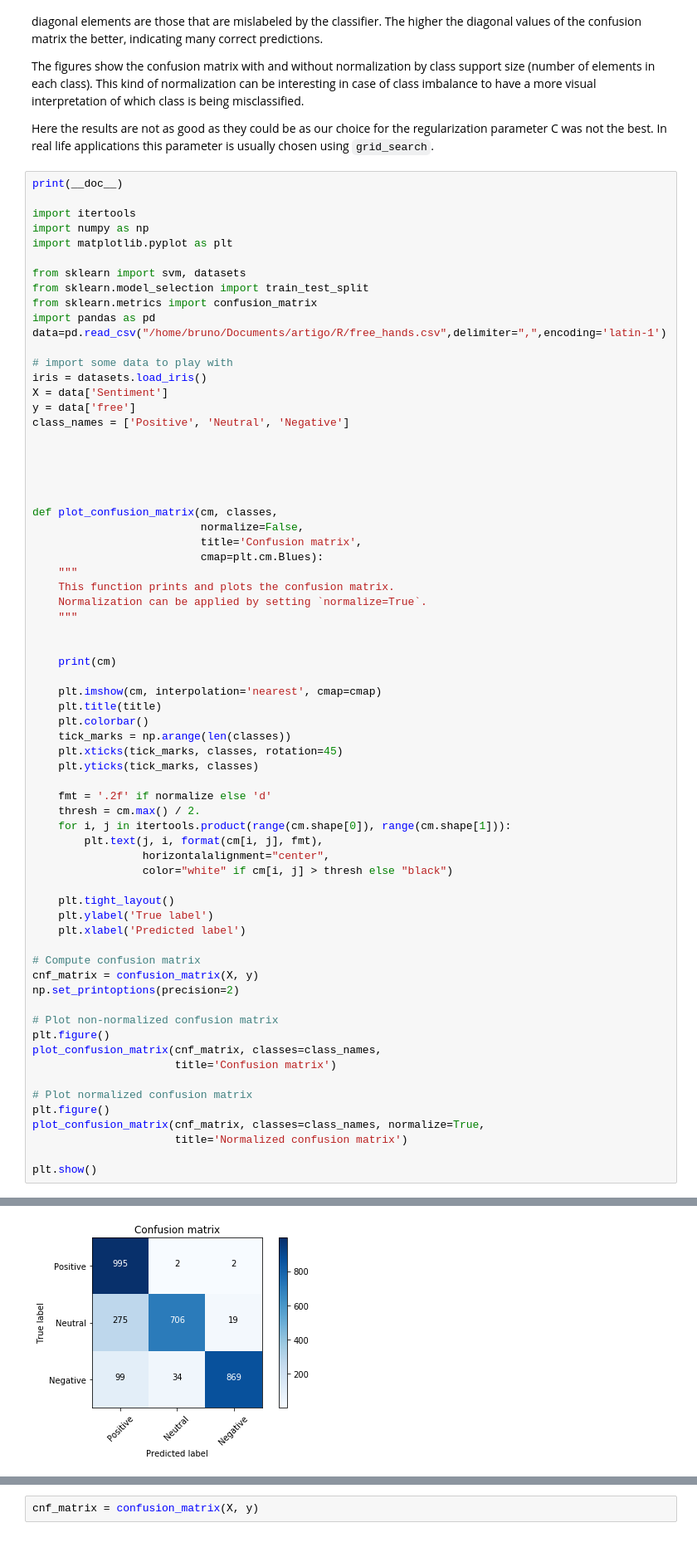
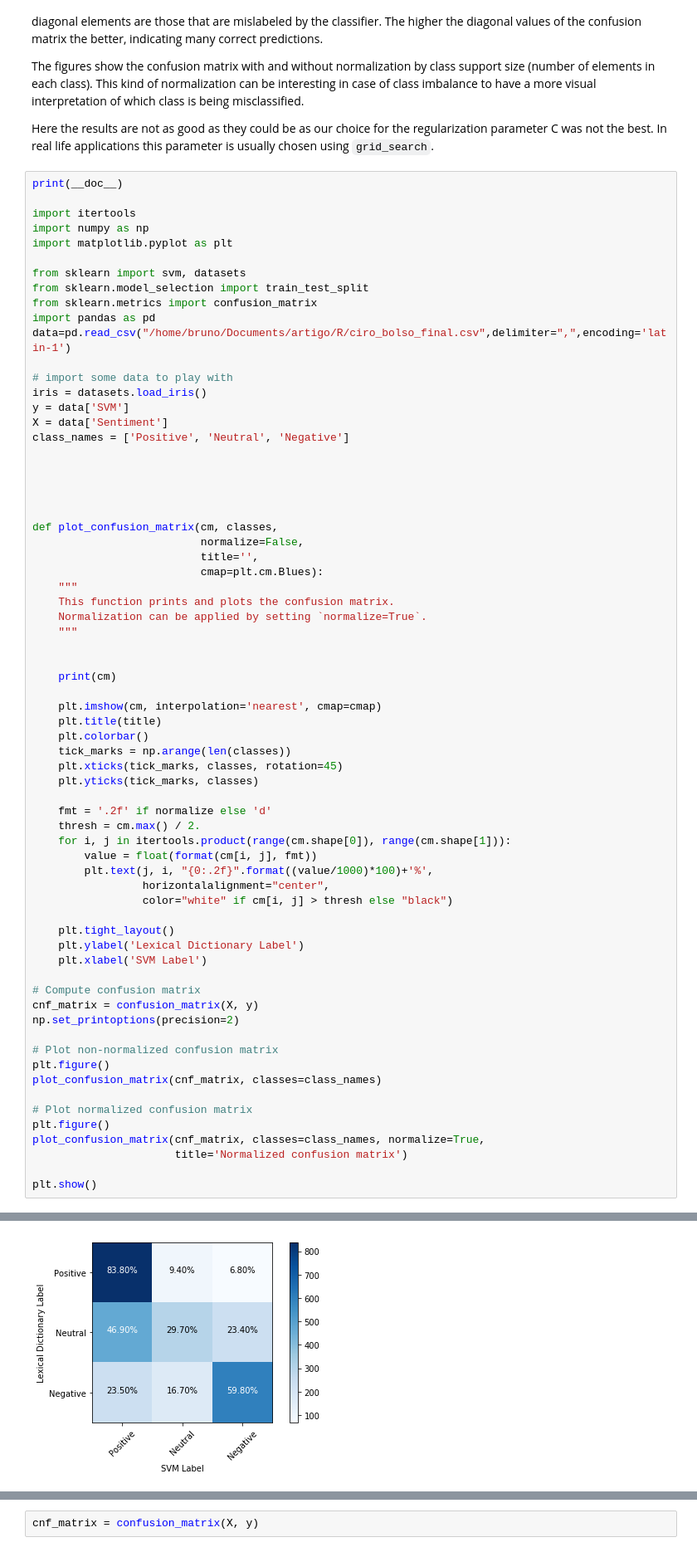
Before and after one commit to brunojus/Analise-de-sentimentos-Twitter, a Jupyter notebook: plot_confusion_matrix.ipynb, the cells around one changed output, grey strips where cells are left out. Shown at 83% size. Saved outputs shown, nothing was run; the diff lists cells and outputs as text.

```diff
--- a/plot_confusion_matrix.ipynb
+++ b/plot_confusion_matrix.ipynb
@@ -34,12 +34,12 @@ from sklearn import svm, datasets
 from sklearn.model_selection import train_test_split
 from sklearn.metrics import confusion_matrix
 import pandas as pd
-data=pd.read_csv("/home/bruno/Documents/artigo/R/free_hands.csv",delimiter=",",encoding='latin-1')
+data=pd.read_csv("/home/bruno/Documents/artigo/R/ciro_bolso_final.csv",delimiter=",",encoding='latin-1')
 
 # import some data to play with
 iris = datasets.load_iris()
+y = data['SVM']
 X = data['Sentiment']
-y = data['free']
 class_names = ['Positive', 'Neutral', 'Negative']
 
 
@@ -48,7 +48,7 @@ class_names = ['Positive', 'Neutral', 'Negative']
 
 def plot_confusion_matrix(cm, classes,
                           normalize=False,
-                          title='Confusion matrix',
+                          title='',
                           cmap=plt.cm.Blues):
     """
     This function prints and plots the confusion matrix.
@@ -68,13 +68,14 @@ def plot_confusion_matrix(cm, classes,
     fmt = '.2f' if normalize else 'd'
     thresh = cm.max() / 2.
     for i, j in itertools.product(range(cm.shape[0]), range(cm.shape[1])):
-        plt.text(j, i, format(cm[i, j], fmt),
+        value = float(format(cm[i, j], fmt))
+        plt.text(j, i, "{0:.2f}".format((value/1000)*100)+'%',
                  horizontalalignment="center",
                  color="white" if cm[i, j] > thresh else "black")
 
     plt.tight_layout()
-    plt.ylabel('True label')
-    plt.xlabel('Predicted label')
+    plt.ylabel('Lexical Dictionary Label')
+    plt.xlabel('SVM Label')
 
 # Compute confusion matrix
 cnf_matrix = confusion_matrix(X, y)
@@ -82,8 +83,7 @@ np.set_printoptions(precision=2)
 
 # Plot non-normalized confusion matrix
 plt.figure()
-plot_confusion_matrix(cnf_matrix, classes=class_names,
-                      title='Confusion matrix')
+plot_confusion_matrix(cnf_matrix, classes=class_names)
 
 # Plot normalized confusion matrix
 plt.figure()
@@ -102 +102 @@ Automatically created module for IPython interactive environment
-[figure, old version]
+[figure, new version]
```
Also changed, not shown: parts of 3 cells of this notebook, 22 other files.
